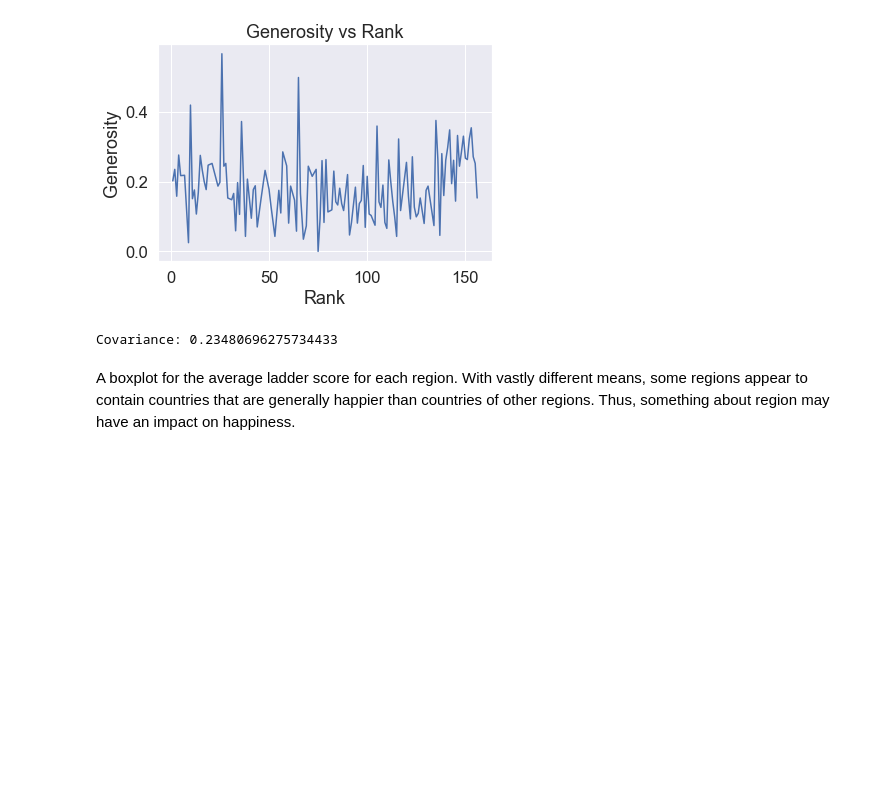
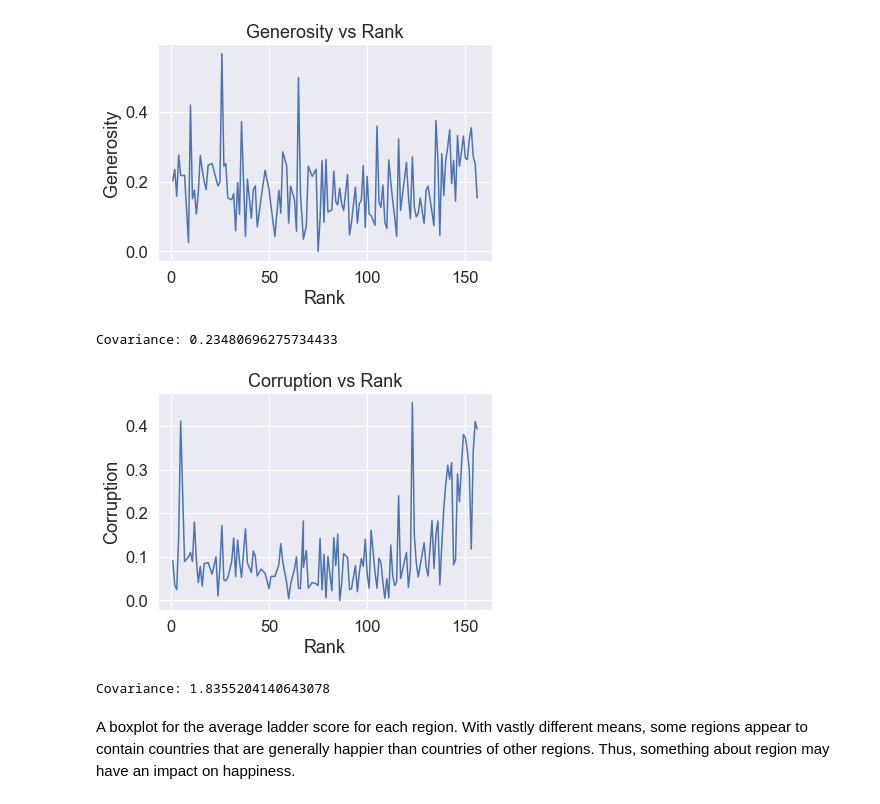
Before and after one commit to pgokhale2000/Data-Science-Project, a Jupyter notebook: main.ipynb, the cells around one changed output. Drawn from its saved outputs; the diff is of its cells as text; code cells hidden in the pictures; blank space fills up the shorter version.

```diff
--- a/main.ipynb
+++ b/main.ipynb
@@ -180,6 +180,17 @@ print("Covariance: " + str(cov_generosity))
 # %% [output]
 [figure]
 Covariance: 0.23480696275734433
+# %%
+plt.plot(df['rank'], df['corruption'])
+plt.xlabel('Rank')
+plt.ylabel('Corruption')
+plt.title('Corruption vs Rank')
+plt.show()
+cov_corruption = df['rank'].cov(df['corruption'])
+print("Covariance: " + str(cov_corruption))
+# %% [output]
+[figure, added]
+Covariance: 1.8355204140643078
 # %% [markdown]
 A boxplot for the average ladder score for each region. With vastly different means, some regions appear to contain countries that are generally happier than countries of other regions. Thus, something about region may have an impact on happiness.
 # %%
```
Also changed, not shown: parts of 11 cells of this notebook.
